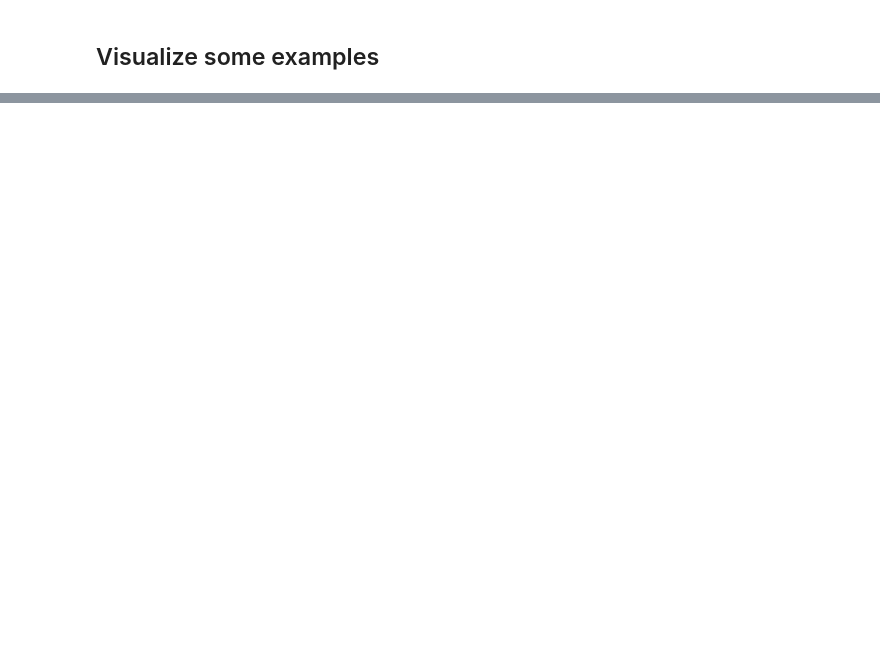
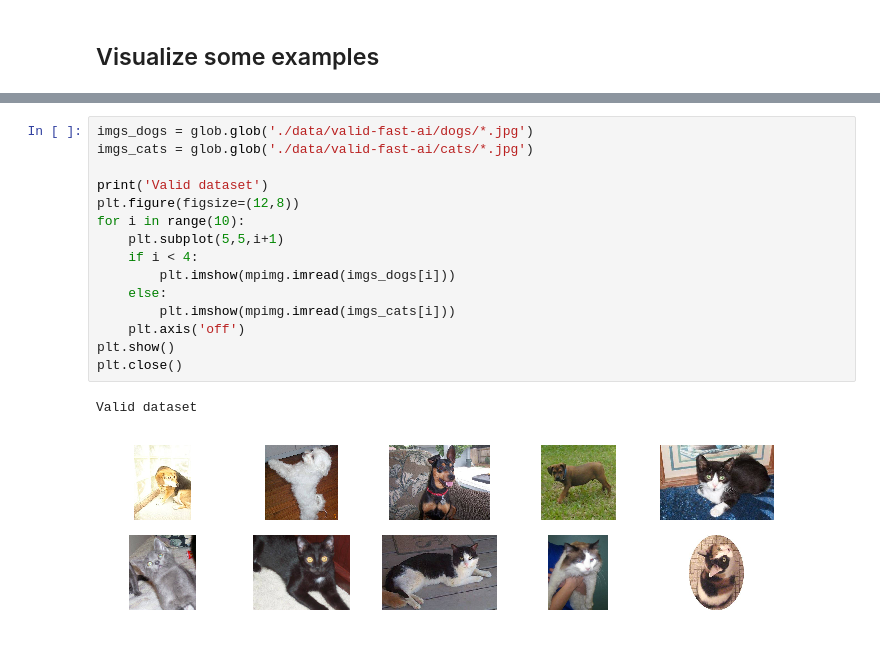
Before and after one commit to musa-atlihan/fast-ai-assignments, a Jupyter notebook: lesson-01-image-recognition/assignment.ipynb, the cells around one changed output, grey strips where cells are left out. Drawn from its saved outputs; the diff is of its cells as text; blank space fills up the shorter version.

```diff
--- a/lesson-01-image-recognition/assignment.ipynb
+++ b/lesson-01-image-recognition/assignment.ipynb
@@ -135,0 +139,18 @@ plt.close()
+# %%
+imgs_dogs = glob.glob('./data/valid-fast-ai/dogs/*.jpg')
+imgs_cats = glob.glob('./data/valid-fast-ai/cats/*.jpg')
+
+print('Valid dataset')
+plt.figure(figsize=(12,8))
+for i in range(10):
+    plt.subplot(5,5,i+1)
+    if i < 4:
+        plt.imshow(mpimg.imread(imgs_dogs[i]))
+    else:
+        plt.imshow(mpimg.imread(imgs_cats[i]))
+    plt.axis('off')
+plt.show()
+plt.close()
+# %% [output]
+Valid dataset
+[figure, added]
```
Also changed, not shown: parts of 4 cells of this notebook.
